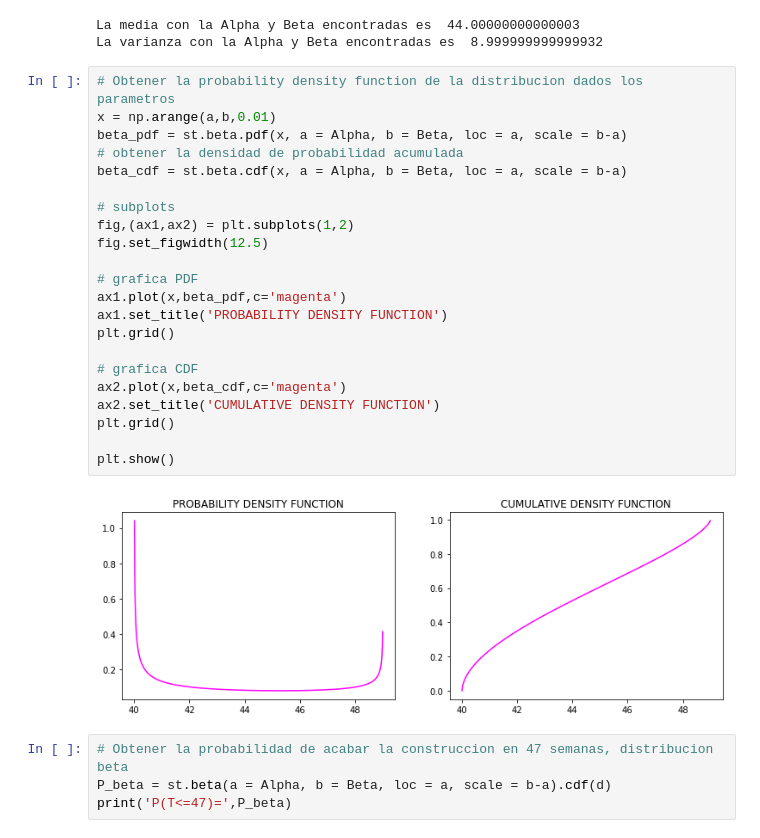
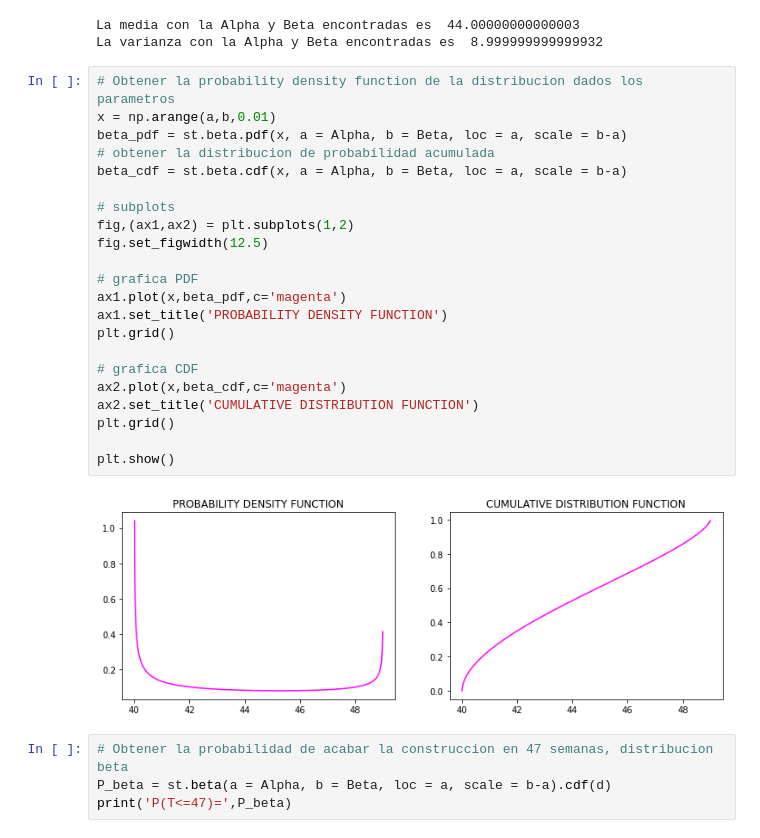
Before and after one commit to nicoglez/Tareas_SNGonzalez_DGomez, a Jupyter notebook: Tarea6_SNGonzalez_DGomez.ipynb, the cells around one changed output. Saved outputs shown, nothing was run; the diff lists cells and outputs as text.

```diff
--- a/Tarea6_SNGonzalez_DGomez.ipynb
+++ b/Tarea6_SNGonzalez_DGomez.ipynb
@@ -65,27 +65,27 @@ La varianza con la Alpha y Beta encontradas es  8.999999999999932
 # %%
 # Obtener la probability density function de la distribucion dados los parametros
 x = np.arange(a,b,0.01)
 beta_pdf = st.beta.pdf(x, a = Alpha, b = Beta, loc = a, scale = b-a)
-# obtener la densidad de probabilidad acumulada
+# obtener la distribucion de probabilidad acumulada
 beta_cdf = st.beta.cdf(x, a = Alpha, b = Beta, loc = a, scale = b-a)
 
 # subplots
 fig,(ax1,ax2) = plt.subplots(1,2)
 fig.set_figwidth(12.5)
 
 # grafica PDF
 ax1.plot(x,beta_pdf,c='magenta')
 ax1.set_title('PROBABILITY DENSITY FUNCTION')
 plt.grid()
 
 # grafica CDF
 ax2.plot(x,beta_cdf,c='magenta')
-ax2.set_title('CUMULATIVE DENSITY FUNCTION')
+ax2.set_title('CUMULATIVE DISTRIBUTION FUNCTION')
 plt.grid()
 
 plt.show()
 # %% [output]
-[figure, old version]
+[figure, new version]
 # %%
 # Obtener la probabilidad de acabar la construccion en 47 semanas, distribucion beta
 P_beta = st.beta(a = Alpha, b = Beta, loc = a, scale = b-a).cdf(d)
```
Also changed, not shown: parts of 1 cell of this notebook.
